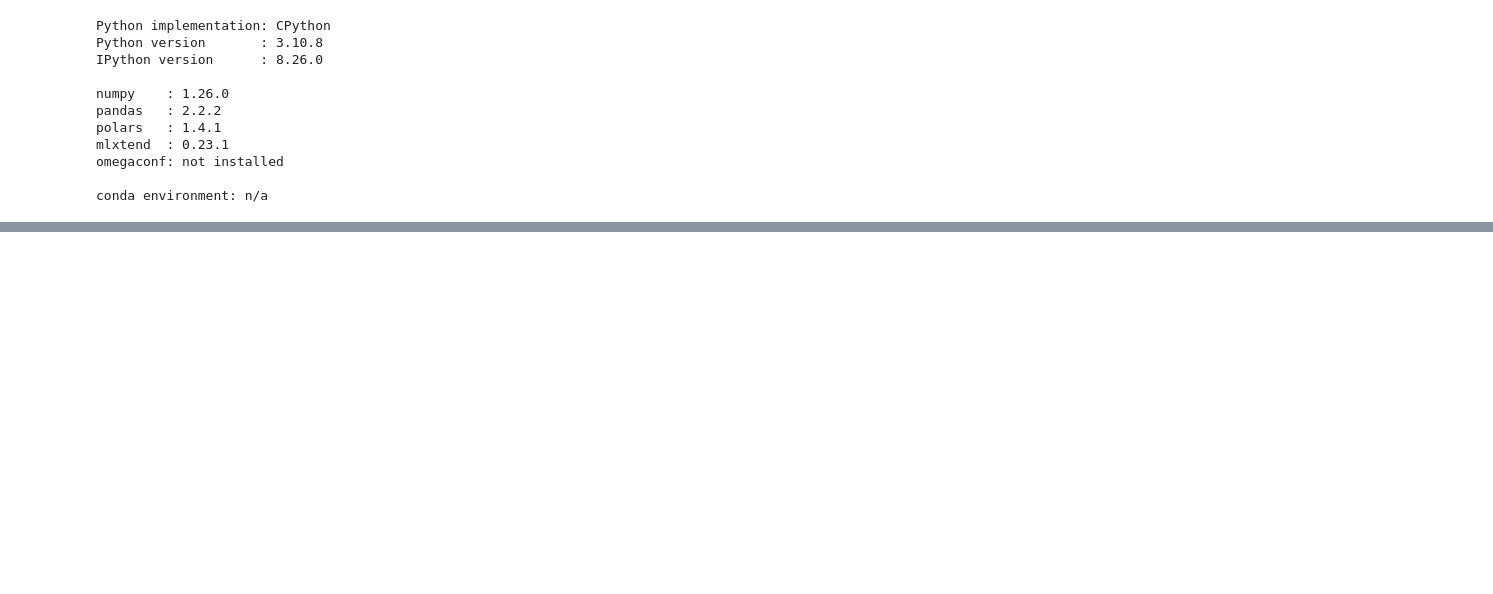
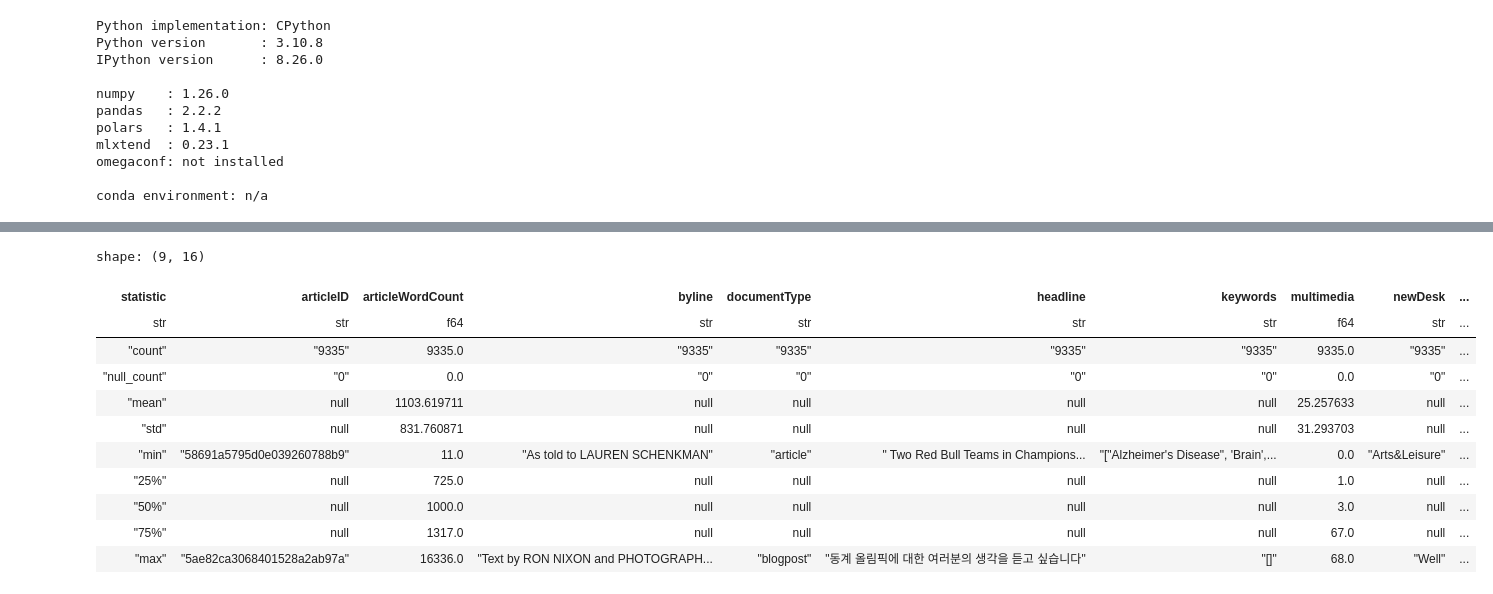
Before and after one commit to chineidu/NYC-Comments, a Jupyter notebook: Notebooks/01-data-exploration.ipynb, the cells around one changed output, grey strips where cells are left out. Drawn from its saved outputs; the diff is of its cells as text; code cells hidden in the pictures; blank space fills up the shorter version.

Commit message:
chore: Data exploration

```diff
--- a/Notebooks/01-data-exploration.ipynb
+++ b/Notebooks/01-data-exploration.ipynb
@@ -114,0 +117,2 @@ warnings.filterwarnings("ignore")
+# %%
+pl.Config.set_fmt_str_lengths(100)
@@ -114,0 +121,6 @@ warnings.filterwarnings("ignore")
+# %%
+fp: str = "../data/all_articles.parquet"
+articles_df: pl.DataFrame = pl.read_parquet(fp)
+print(f"{articles_df.shape = }")
+
+articles_df.head(2)
@@ -114,0 +134,15 @@ warnings.filterwarnings("ignore")
+# %%
+articles_df.describe()
+# %% [output]
+shape: (9, 16)
+| statistic | articleID | articleWordCount | byline | documentType | headline | keywords | multimedia | newDesk | ... |
+| str | str | f64 | str | str | str | str | f64 | str | ... |
+| "count" | "9335" | 9335.0 | "9335" | "9335" | "9335" | "9335" | 9335.0 | "9335" | ... |
+| "null_count" | "0" | 0.0 | "0" | "0" | "0" | "0" | 0.0 | "0" | ... |
+| "mean" | null | 1103.619711 | null | null | null | null | 25.257633 | null | ... |
+| "std" | null | 831.760871 | null | null | null | null | 31.293703 | null | ... |
+| "min" | "58691a5795d0e039260788b9" | 11.0 | "As told to LAUREN SCHENKMAN" | "article" | " Two Red Bull Teams in Champions... | "["Alzheimer's Disease", 'Brain',... | 0.0 | "Arts&Leisure" | ... |
+| "25%" | null | 725.0 | null | null | null | null | 1.0 | null | ... |
+| "50%" | null | 1000.0 | null | null | null | null | 3.0 | null | ... |
+| "75%" | null | 1317.0 | null | null | null | null | 67.0 | null | ... |
+| "max" | "5ae82ca3068401528a2ab97a" | 16336.0 | "Text by RON NIXON and PHOTOGRAPH... | "blogpost" | "동계 올림픽에 대한 여러분의 생각을 듣고 싶습니다" | "[]" | 68.0 | "Well" | ... |
```
Also changed, not shown: parts of 20 cells of this notebook.
